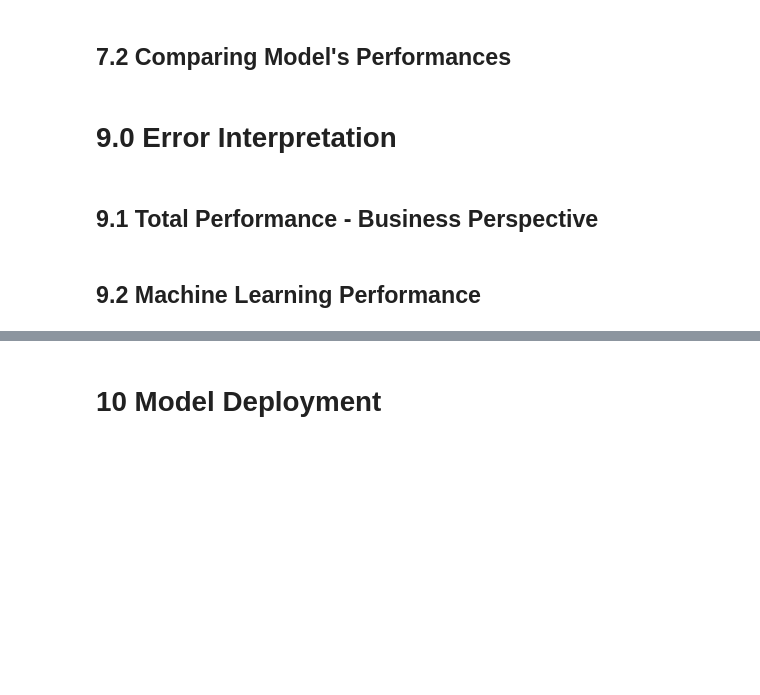
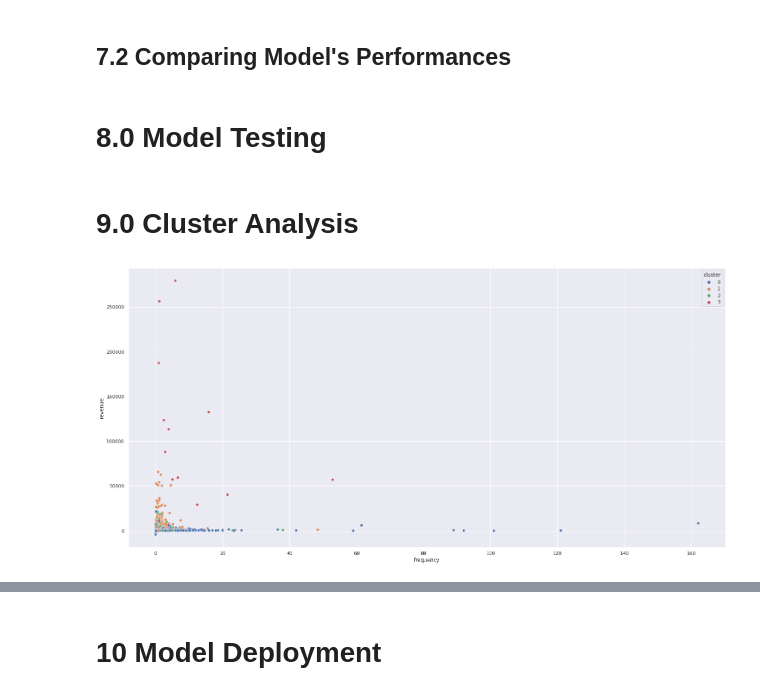
Before and after one commit to humberto-aguiar/Insiders-Fidelity-Clustering, a Jupyter notebook: notebooks/c1-one-go.ipynb, the cells around one changed output, grey strips where cells are left out. Saved outputs shown, nothing was run; the diff lists cells and outputs as text; code cells hidden in the pictures; blank space fills up the shorter version.

```diff
--- a/notebooks/c1-one-go.ipynb
+++ b/notebooks/c1-one-go.ipynb
@@ -521,8 +475,17 @@ plt.ylabel('Silhouette Score');
 # %% [markdown]
 ## 7.2 Comparing Model's Performances
+# %% [markdown]
+# 8.0 Model Testing
 # %% [markdown]
-# 9.0 Error Interpretation
+# 9.0 Cluster Analysis
-# %% [markdown]
-## 9.1 Total Performance - Business Perspective
-# %% [markdown]
-## 9.2 Machine Learning Performance
+# %%
+# aplying a kmeans with n = 4
+pipeline = make_pipeline( KMeans(n_clusters = 4, random_state = 42) )
+labels = pipeline.fit_predict(df_prep)
+# %%
+df_res = df3_t.copy()
+df_res =pd.concat( [df_res, pd.DataFrame( { 'cluster' : labels} ) ], axis = 1 )
+
+sns.scatterplot( data = df_res, x = 'frequency', y = 'revenue', hue = 'cluster', palette = 'deep' );
+# %% [output]
+[figure, added]
```
Also changed, not shown: parts of 21 cells of this notebook.
